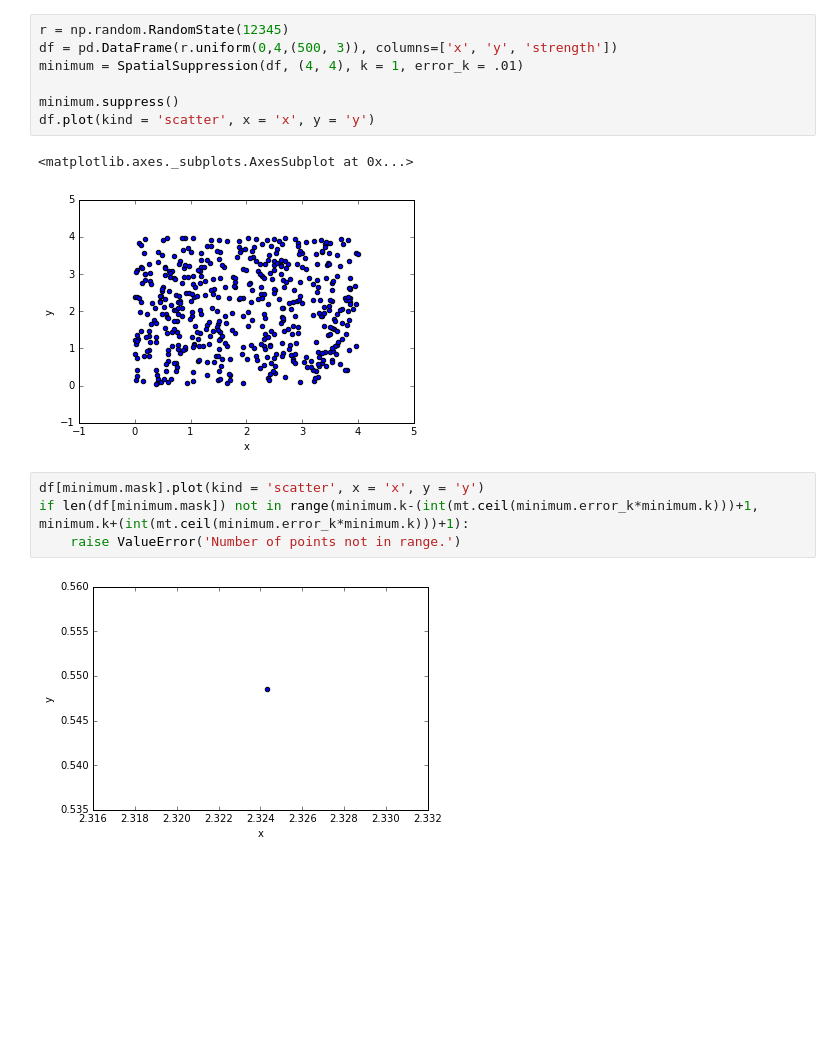
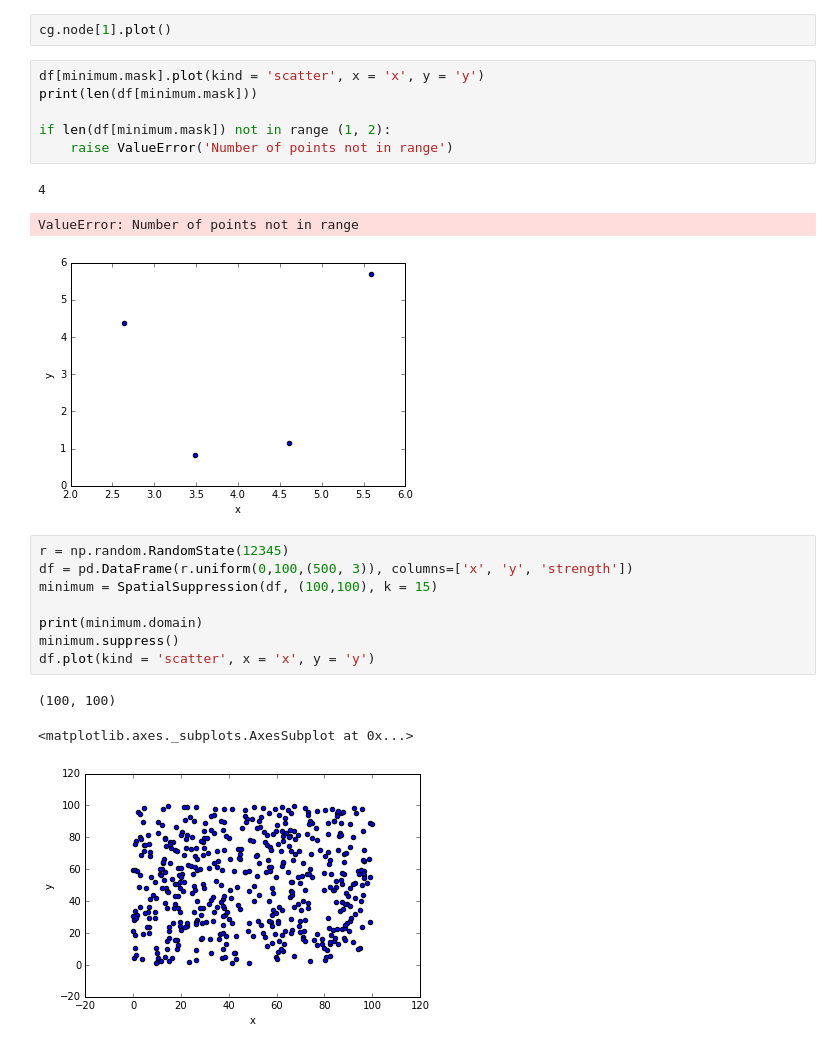
Before and after one commit to tisaconundrum2/autocnet, a Jupyter notebook: notebooks/spatial_suppression_testing.ipynb, the cells around one changed output. Drawn from its saved outputs; the diff is of its cells as text; blank space fills up the shorter version.

```diff
--- a/notebooks/spatial_suppression_testing.ipynb
+++ b/notebooks/spatial_suppression_testing.ipynb
@@ -16,16 +64,24 @@ Populating the interactive namespace from numpy and matplotlib
+# %%
+cg.node[1].plot()
+# %%
+df[minimum.mask].plot(kind = 'scatter', x = 'x', y = 'y')
+print(len(df[minimum.mask]))
+
+if len(df[minimum.mask]) not in range (1, 2):
+    raise ValueError('Number of points not in range')
+# %% [output]
+4
+ValueError: Number of points not in range
+[figure, added]
 # %%
 r = np.random.RandomState(12345)
-df = pd.DataFrame(r.uniform(0,4,(500, 3)), columns=['x', 'y', 'strength'])
-minimum = SpatialSuppression(df, (4, 4), k = 1, error_k = .01)
+df = pd.DataFrame(r.uniform(0,100,(500, 3)), columns=['x', 'y', 'strength'])
+minimum = SpatialSuppression(df, (100,100), k = 15)
 
+print(minimum.domain)
 minimum.suppress()
 df.plot(kind = 'scatter', x = 'x', y = 'y')
 # %% [output]
-<matplotlib.axes._subplots.AxesSubplot at 0x...>
+(100, 100)
+<matplotlib.axes._subplots.AxesSubplot at 0x...>
-[figure, old version]
+[figure, new version]
-# %%
-df[minimum.mask].plot(kind = 'scatter', x = 'x', y = 'y')
-if len(df[minimum.mask]) not in range(minimum.k-(int(mt.ceil(minimum.error_k*minimum.k)))+1, minimum.k+(int(mt.ceil(minimum.error_k*minimum.k)))+1):
-    raise ValueError('Number of points not in range.')
-# %% [output]
-[figure, removed]
```
Also changed, not shown: parts of 8 cells of this notebook, 2 other files.
